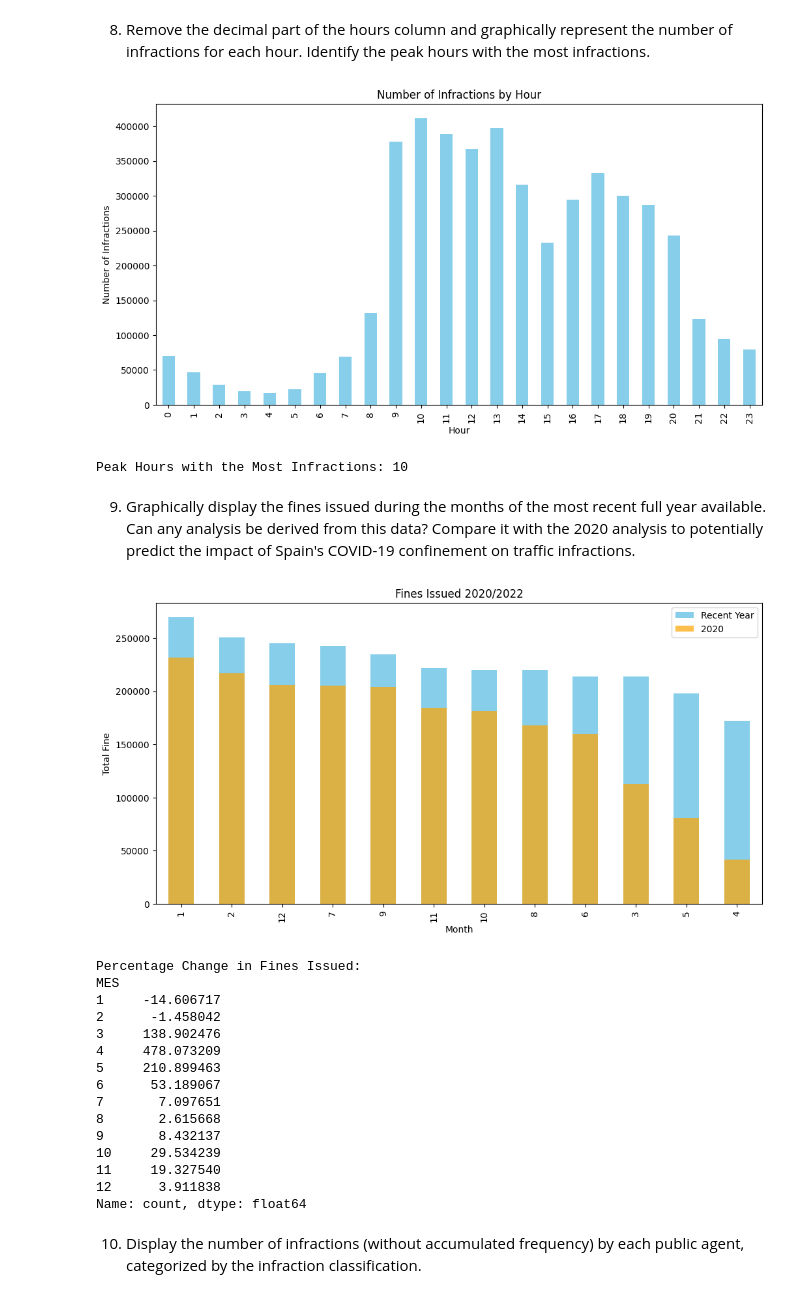
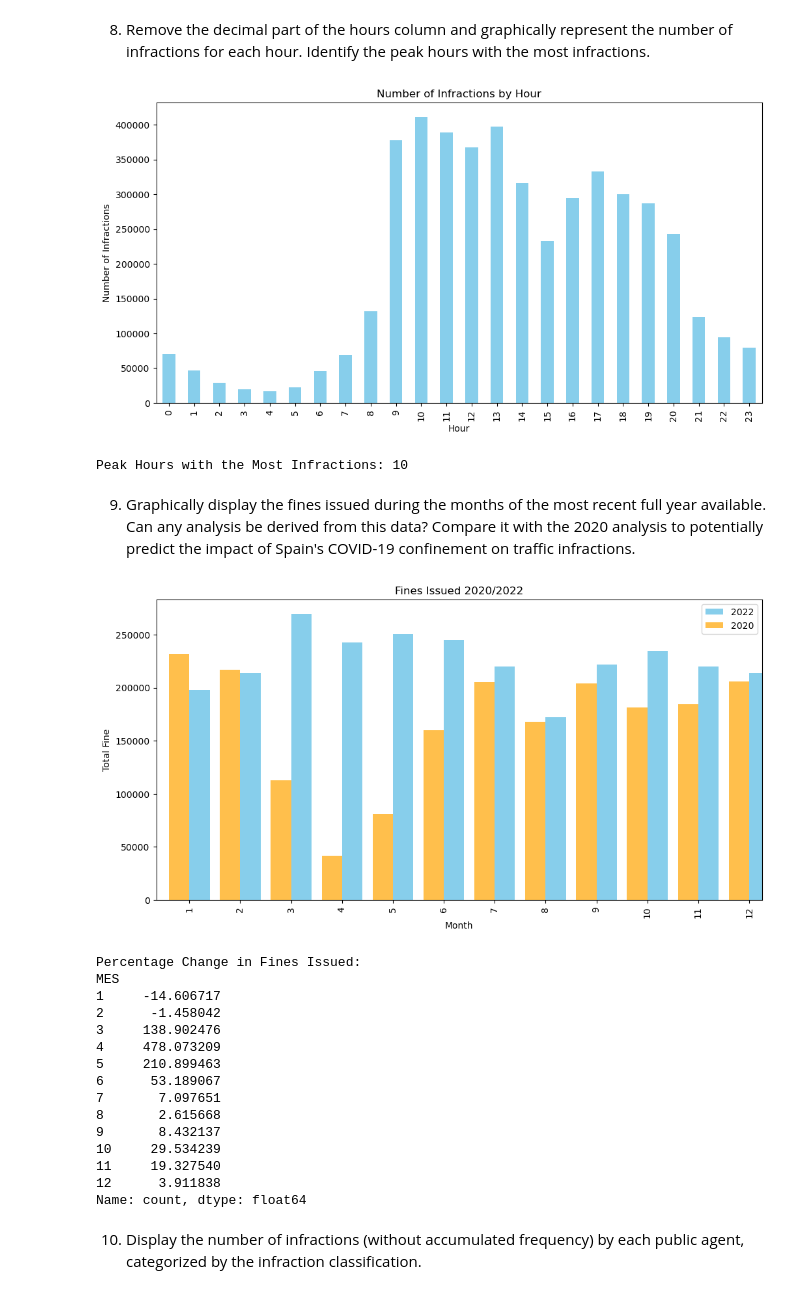
Before and after one commit to Mariospren/Squad_project_Madrid, a Jupyter notebook: Madrid_Traffic_Fines.ipynb, the cells around one changed output. Cells and saved outputs as stored; diff of their text form; code cells hidden in the pictures.

```diff
--- a/Madrid_Traffic_Fines.ipynb
+++ b/Madrid_Traffic_Fines.ipynb
@@ -371,32 +371,31 @@ plt.show()
 print("Peak Hours with the Most Infractions:", peak_hours)
 dfc_2020 = df_con[df_con['ANIO'] == 2020]
 dfc_2022 = df_con[df_con['ANIO'] == 2022]
-
-fines_by_2020 = dfc_2020['MES'].value_counts()
-fines_by_2022 = dfc_2022['MES'].value_counts()
 # %% [output]
-[figure, old version]
+[figure, new version]
 Peak Hours with the Most Infractions: 10
 # %% [markdown]
 9. Graphically display the fines issued during the months of the most recent full year available. Can any analysis be derived from this data? Compare it with the 2020 analysis to potentially predict the impact of Spain's COVID-19 confinement on traffic infractions.
 # %%
+fines_by_2020 = dfc_2020['MES'].value_counts().sort_index()
+fines_by_2022 = dfc_2022['MES'].value_counts().sort_index()
 #Bar plot for fines per month of the most recent year
 plt.figure(figsize=(12, 6))
-fines_by_2022.plot(kind='bar', color='skyblue', label='Recent Year')
-fines_by_2020.plot(kind='bar', color='orange', alpha=0.7, label='2020')
+fines_by_2022.plot(kind='bar', position = 0, width=0.4, color='skyblue', label='2022')
+fines_by_2020.plot(kind='bar', position = 1, width=0.4, color='orange', alpha=0.7, label='2020')
 plt.title('Fines Issued 2020/2022')
 plt.xlabel('Month')
 plt.ylabel('Total Fine')
 plt.legend()
 plt.show()
 
 #Comparison between the most recent year and 2020
 percentage_change = ((fines_by_2022- fines_by_2020) / fines_by_2020) * 100
 
 print("Percentage Change in Fines Issued:")
 print(percentage_change)
 # %% [output]
-[figure, old version]
+[figure, new version]
 Percentage Change in Fines Issued:
 MES
 1     -14.606717
```
Also changed, not shown: parts of 10 cells of this notebook, 1 other file.
